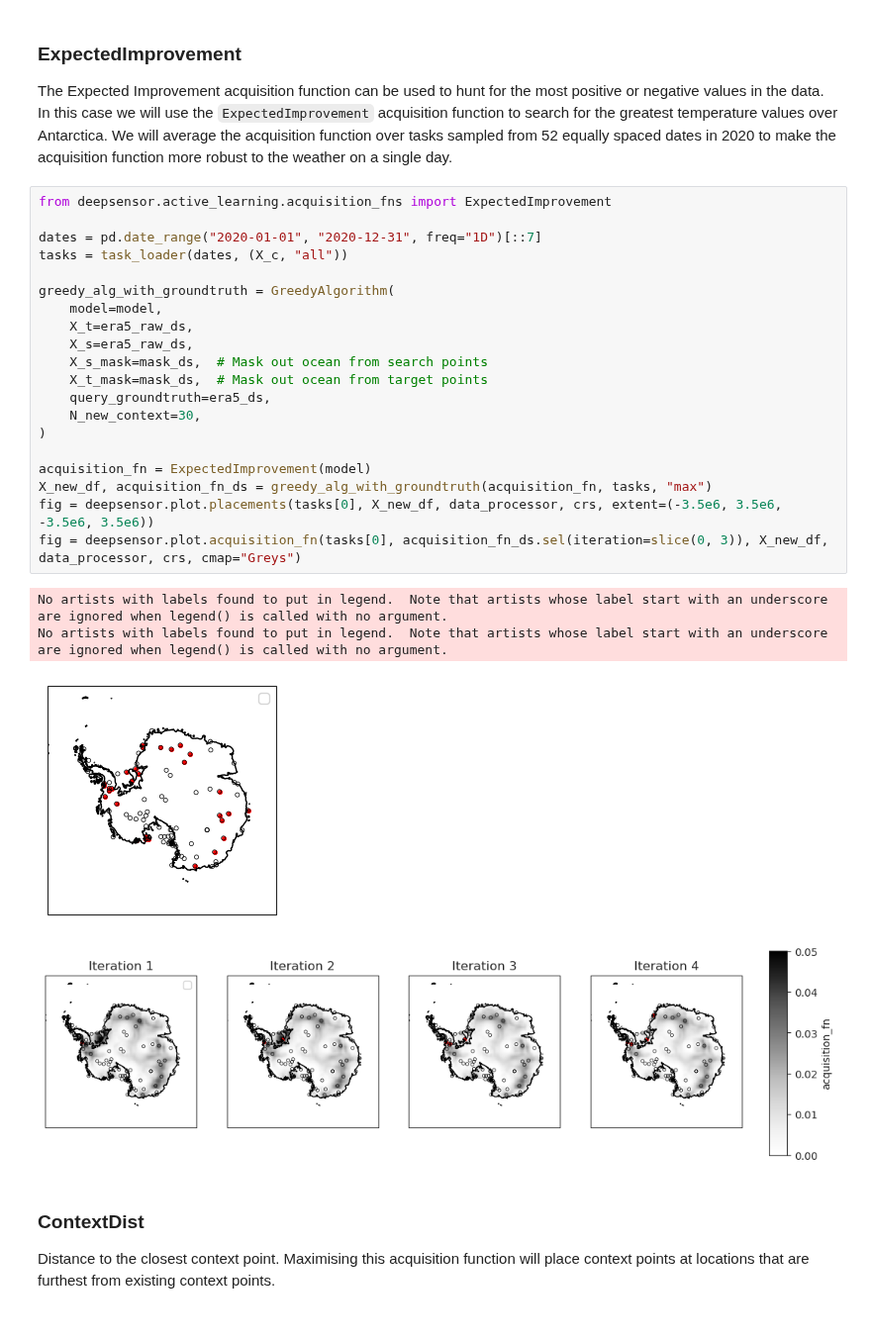
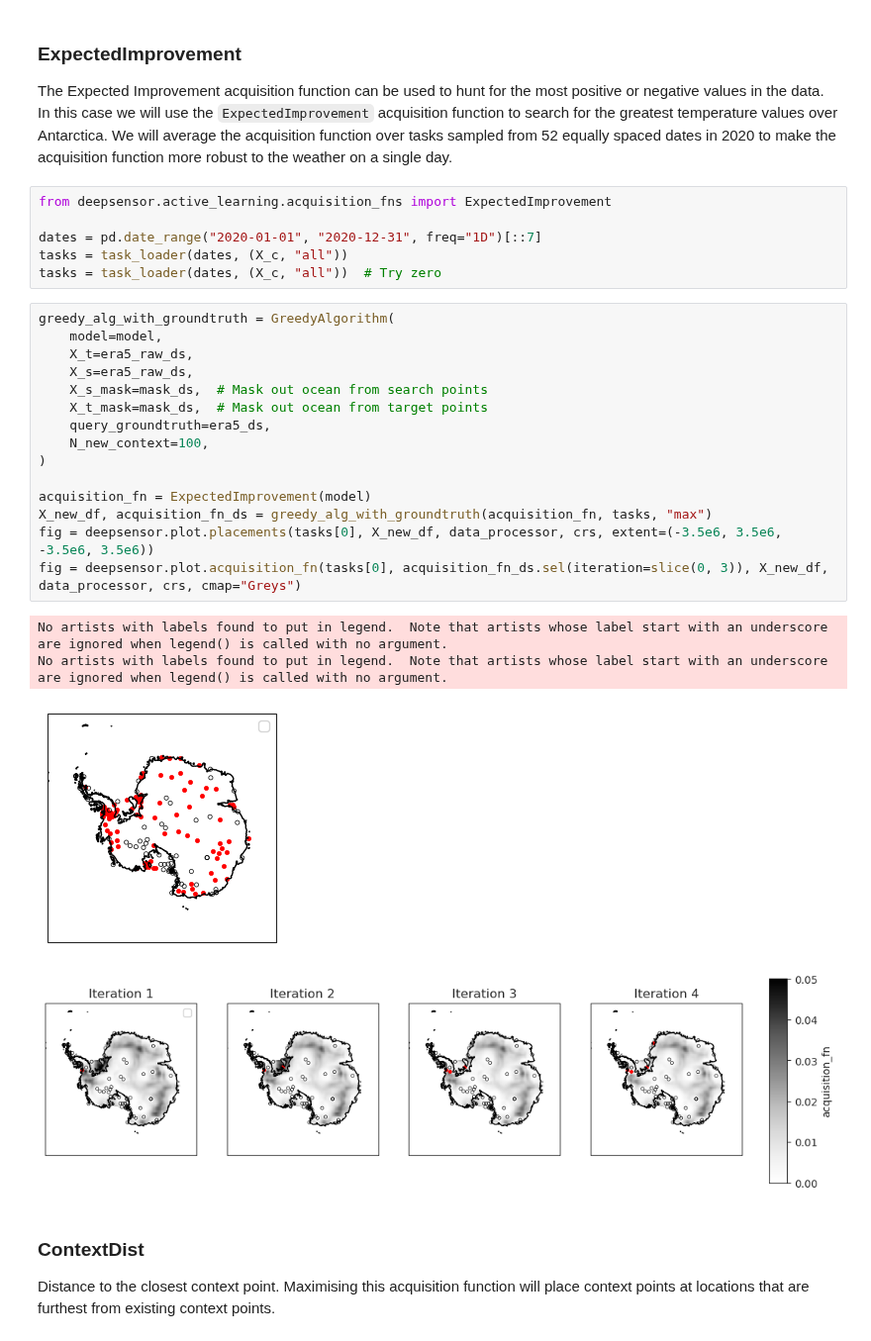
Before and after one commit to alan-turing-institute/deepsensor, a Jupyter notebook: notebooks/active_learning.ipynb, the cells around one changed output. Shown at 99% size. Cells and saved outputs as stored; diff of their text form.

```diff
--- a/notebooks/active_learning.ipynb
+++ b/notebooks/active_learning.ipynb
@@ -296,30 +296,31 @@ No artists with labels found to put in legend.  Note that artists whose label st
 ### ExpectedImprovement
 
 The Expected Improvement acquisition function can be used to hunt for the most positive or negative values in the data. In this case we will use the `ExpectedImprovement` acquisition function to search for the greatest temperature values over Antarctica. We will average the acquisition function over tasks sampled from 52 equally spaced dates in 2020 to make the acquisition function more robust to the weather on a single day.
+# %%
+from deepsensor.active_learning.acquisition_fns import ExpectedImprovement
+
+dates = pd.date_range("2020-01-01", "2020-12-31", freq="1D")[::7]
+tasks = task_loader(dates, (X_c, "all"))
+tasks = task_loader(dates, (X_c, "all"))  # Try zero
 # %%
-from deepsensor.active_learning.acquisition_fns import ExpectedImprovement
-
-dates = pd.date_range("2020-01-01", "2020-12-31", freq="1D")[::7]
-tasks = task_loader(dates, (X_c, "all"))
-
 greedy_alg_with_groundtruth = GreedyAlgorithm(
     model=model,
     X_t=era5_raw_ds,
     X_s=era5_raw_ds,
     X_s_mask=mask_ds,  # Mask out ocean from search points
     X_t_mask=mask_ds,  # Mask out ocean from target points
     query_groundtruth=era5_ds,
-    N_new_context=30,
+    N_new_context=100,
 )
 
 acquisition_fn = ExpectedImprovement(model)
 X_new_df, acquisition_fn_ds = greedy_alg_with_groundtruth(acquisition_fn, tasks, "max")
 fig = deepsensor.plot.placements(tasks[0], X_new_df, data_processor, crs, extent=(-3.5e6, 3.5e6, -3.5e6, 3.5e6))
 fig = deepsensor.plot.acquisition_fn(tasks[0], acquisition_fn_ds.sel(iteration=slice(0, 3)), X_new_df, data_processor, crs, cmap="Greys")
 # %% [output]
 No artists with labels found to put in legend.  Note that artists whose label start with an underscore are ignored when legend() is called with no argument.
 No artists with labels found to put in legend.  Note that artists whose label start with an underscore are ignored when legend() is called with no argument.
-[figure, old version]
+[figure, new version]
 [figure]
 # %% [markdown]
 ### ContextDist
```
Also changed, not shown: 1 other file.
